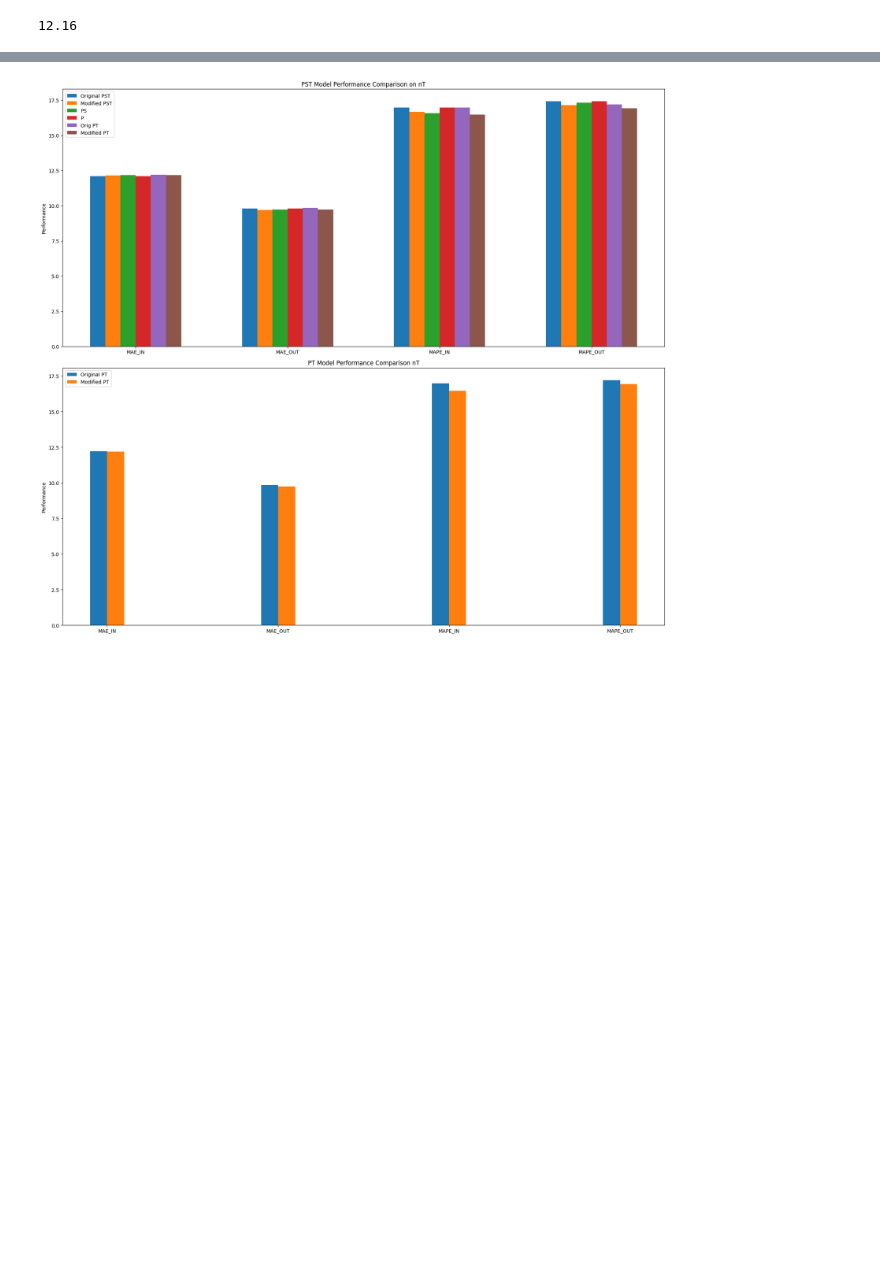
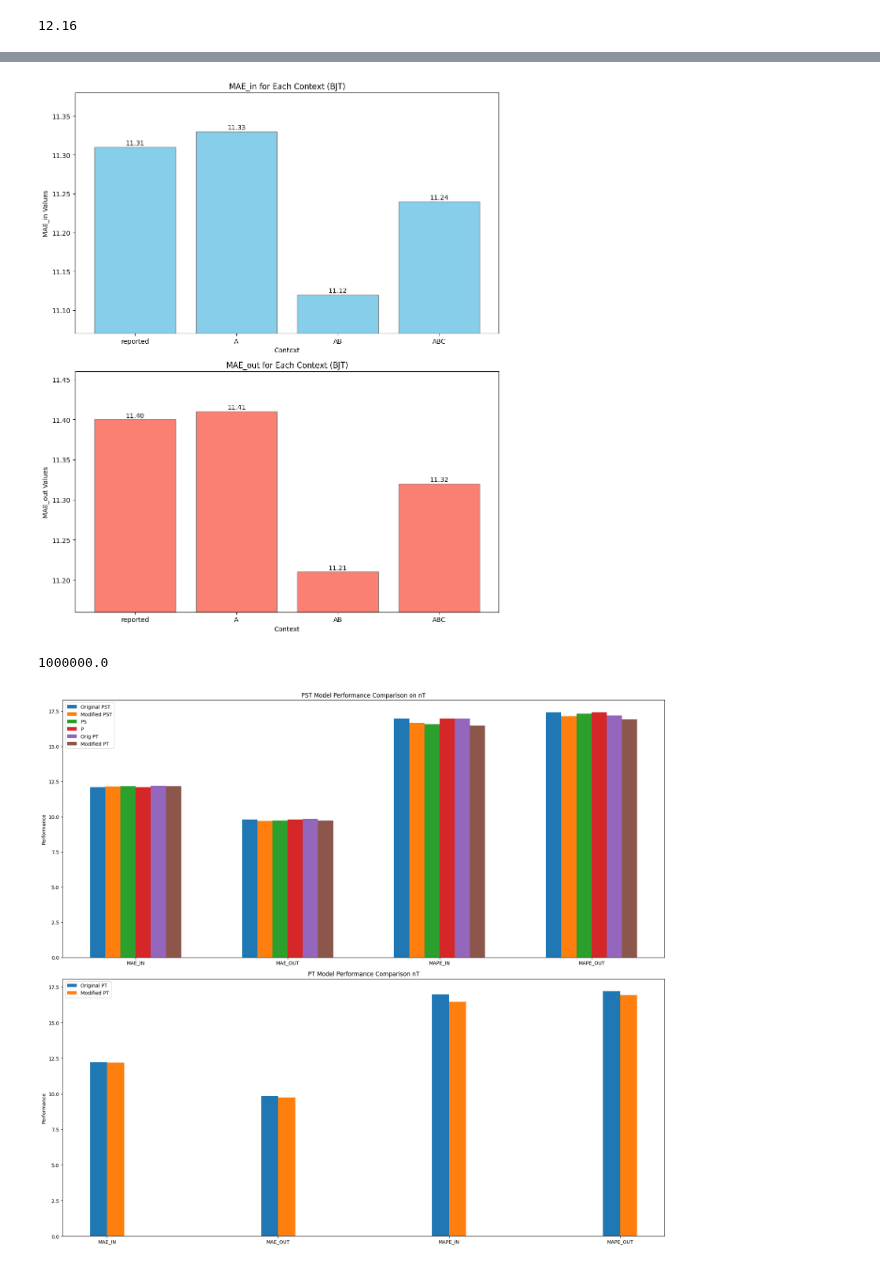
Before and after one commit to omerAJ/Hyb-STEX, a Jupyter notebook: plotting.ipynb, the cells around one changed output, grey strips where cells are left out. Cells and saved outputs as stored; diff of their text form; code cells hidden in the pictures; blank space fills up the shorter version.

```diff
--- a/plotting.ipynb
+++ b/plotting.ipynb
@@ -79,3 +79,61 @@ plt.show()
+# %%
+import matplotlib.pyplot as plt
+
+contexts = ["reported", 'A', 'AB', 'ABC']
+
+## NB1
+# MAE_in = [4.94, 4.96, 4.91, 4.94, 4.94]
+# MAE_out = [5.26, 5.28, 5.21, 5.24, 5.24]
+
+## NB2
+# MAE_in = [5.04, 5.02, 5.04, 5.06, 5.10]
+# MAE_out = [4.71, 4.67, 4.70, 4.69, 4.70]
+
+## NYT
+# MAE_in = [11.99, 12.34, 11.87, 12.02, 12.13]
+# MAE_out = [9.78, 10.02, 9.75, 9.82, 10.22]
+
+## BJT
+MAE_in = [11.31, 11.33, 11.12, 11.24]
+MAE_out = [11.4, 11.41, 11.21, 11.32]
+
+# Separate plots for MAE_in and MAE_out
+fig, axs = plt.subplots(2, 1, figsize=(10, 12))
+
+# MAE_in Plot
+bars_in = axs[0].bar(contexts, MAE_in, color='skyblue', edgecolor='grey')
+axs[0].set_title('MAE_in for Each Context (BJT)')
+axs[0].set_xlabel('Context')
+axs[0].set_ylabel('MAE_in Values')
+axs[0].set_ylim([min(MAE_in)-0.05, max(MAE_in)+0.05])
+
+# Add value labels to MAE_in bars
+for bar in bars_in:
+    height = bar.get_height()
+    axs[0].text(bar.get_x() + bar.get_width()/2., height + 0.001, f'{height:.2f}',
+                ha='center', va='bottom')
+
+# MAE_out Plot
+bars_out = axs[1].bar(contexts, MAE_out, color='salmon', edgecolor='grey')
+axs[1].set_title('MAE_out for Each Context (BJT)')
+axs[1].set_xlabel('Context')
+axs[1].set_ylabel('MAE_out Values')
+axs[1].set_ylim([min(MAE_out)-0.05, max(MAE_out)+0.05])
+
+# Add value labels to MAE_out bars
+for bar in bars_out:
+    height = bar.get_height()
+    axs[1].text(bar.get_x() + bar.get_width()/2., height + 0.001, f'{height:.2f}',
+                ha='center', va='bottom')
+
+plt.tight_layout()
+plt.show()
+# %% [output]
+[figure, added]
+# %%
+1e6
+# %% [output]
+1000000.0
 # %%
 dataset="nT"
 if dataset=="nb1":
```
Also changed, not shown: parts of 1 cell of this notebook, 12 other files.
